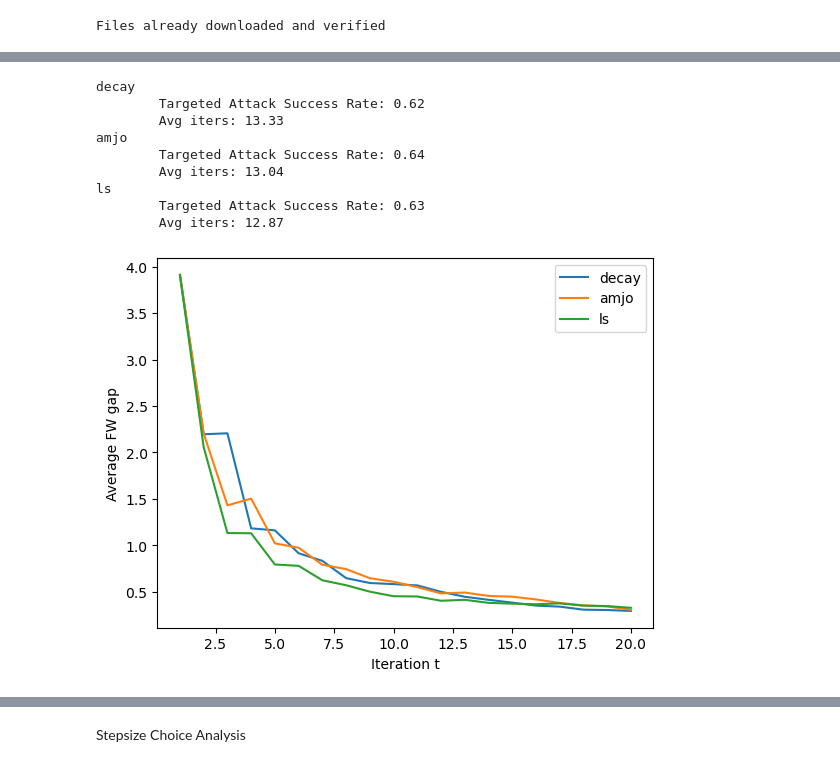
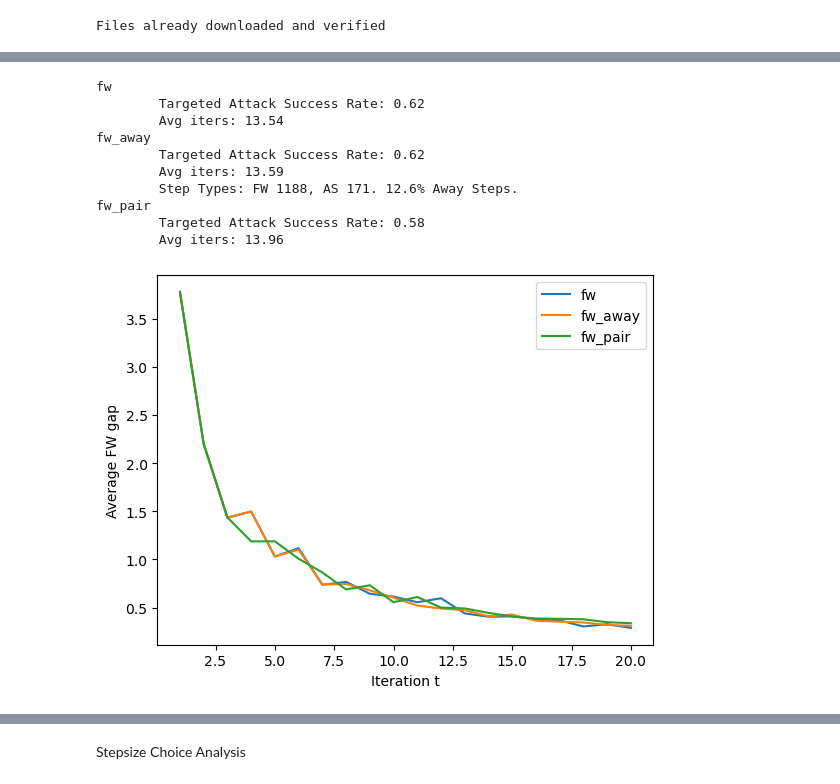
Before and after one commit to TannerAGraves/FW-variants-for-WB-Adversarial-Attacks, a Jupyter notebook: test attacks.ipynb, the cells around one changed output, grey strips where cells are left out. Saved outputs shown, nothing was run; the diff lists cells and outputs as text; code cells hidden in the pictures.

```diff
--- a/test attacks.ipynb
+++ b/test attacks.ipynb
@@ -105,16 +98,15 @@ Epsilon: 0.005  Correct Classifications (Failed Attacks) = 36 / 100 = 0.36
-# %%
-# gamma = 0.5
-# delta = 0.5
-plot_convergence(hist_dfs, step_rules)
-# %% [output]
-decay
-        Targeted Attack Success Rate: 0.62
-        Avg iters: 13.33
-amjo
-        Targeted Attack Success Rate: 0.64
-        Avg iters: 13.04
-ls
-        Targeted Attack Success Rate: 0.63
-        Avg iters: 12.87
-[figure, removed]
+# %%
+plot_convergence(hist_dfs, algs)
+# %% [output]
+fw
+        Targeted Attack Success Rate: 0.62
+        Avg iters: 13.54
+fw_away
+        Targeted Attack Success Rate: 0.62
+        Avg iters: 13.59
+        Step Types: FW 1188, AS 171. 12.6% Away Steps.
+fw_pair
+        Targeted Attack Success Rate: 0.58
+        Avg iters: 13.96
+[figure, added]
 # %%
```
Also changed, not shown: parts of 3 cells of this notebook, 7 other files.
